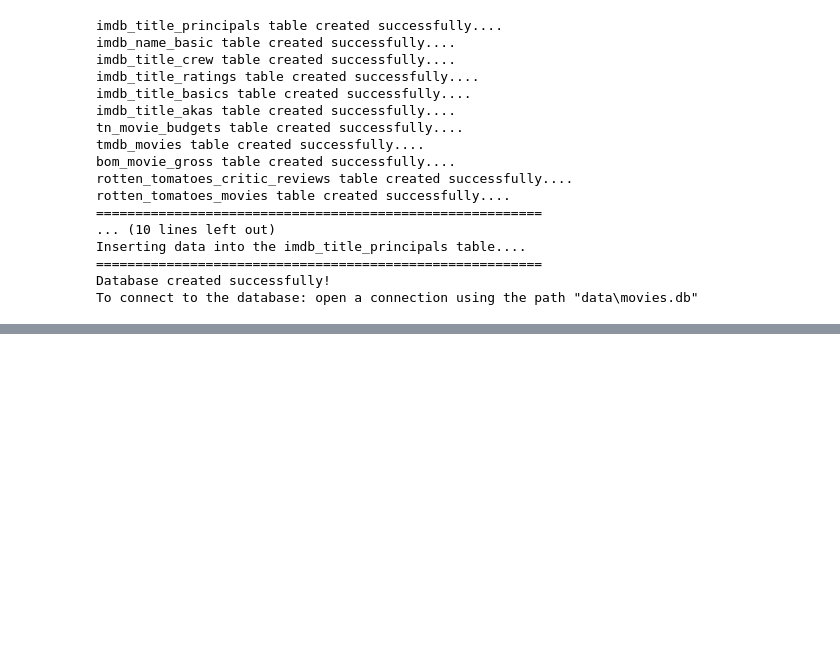
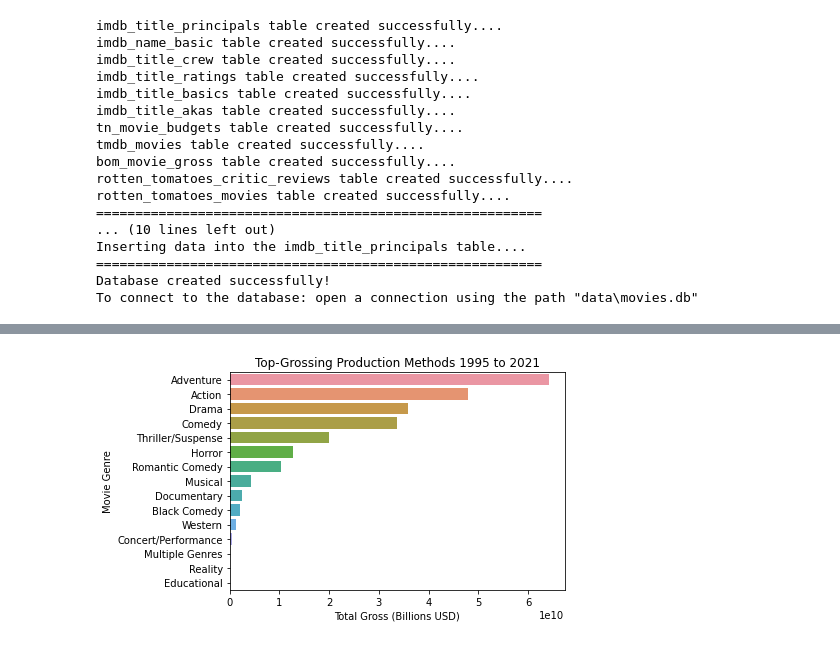
Before and after one commit to john-c-simmons/microsoft_film_reccomendation, a Jupyter notebook: Movie_analysis_screening.ipynb, the cells around one changed output, grey strips where cells are left out. Cells and saved outputs as stored; diff of their text form; code cells hidden in the pictures; blank space fills up the shorter version.

```diff
--- a/Movie_analysis_screening.ipynb
+++ b/Movie_analysis_screening.ipynb
@@ -130,0 +238,7 @@ array(['Horror', 'Action,Adventure,Fantasy', 'Action,Adventure,Sci-Fi',
+# %%
+gross = pd.read_csv('data/tn_top_grossers.csv')
+# %%
+gross['Total Box Office'] = gross['Total Box Office'].str.replace(',', '')
+gross['Total Box Office'] = gross['Total Box Office'].str.replace('$', '')
+gross[['Total Box Office']] = gross[['Total Box Office']].apply(pd.to_numeric)
+gross.info()
@@ -130,0 +259,6 @@ array(['Horror', 'Action,Adventure,Fantasy', 'Action,Adventure,Sci-Fi',
+# %%
+gross_plot = sns.barplot(data=gross, y="Genre", x="Total Box Office")
+gross_plot.set(xlabel = "Total Gross (Billions USD)", ylabel='Movie Genre', title='Top-Grossing Production Methods 1995 to 2021')
+gross_plot;
+# %% [output]
+[figure, added]
```
Also changed, not shown: parts of 23 cells of this notebook.
